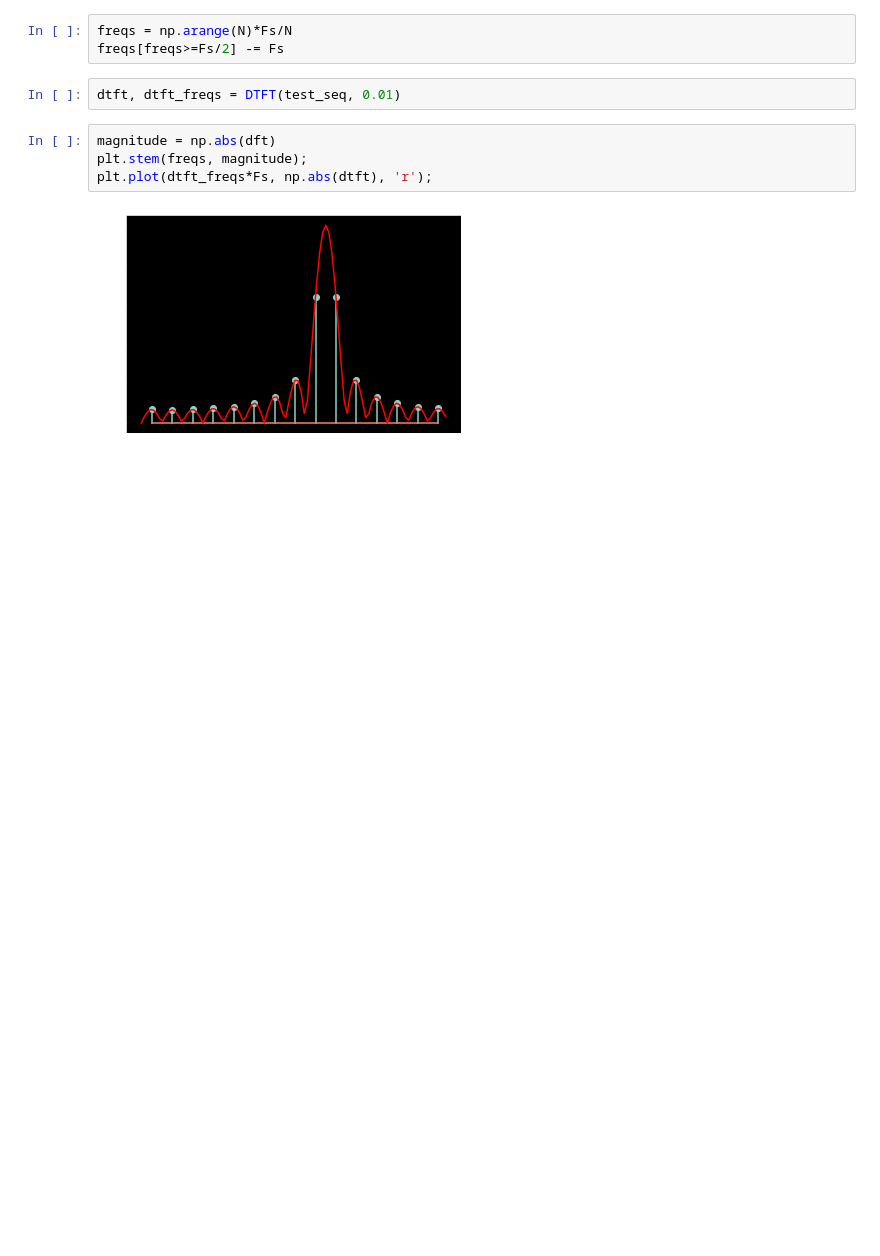
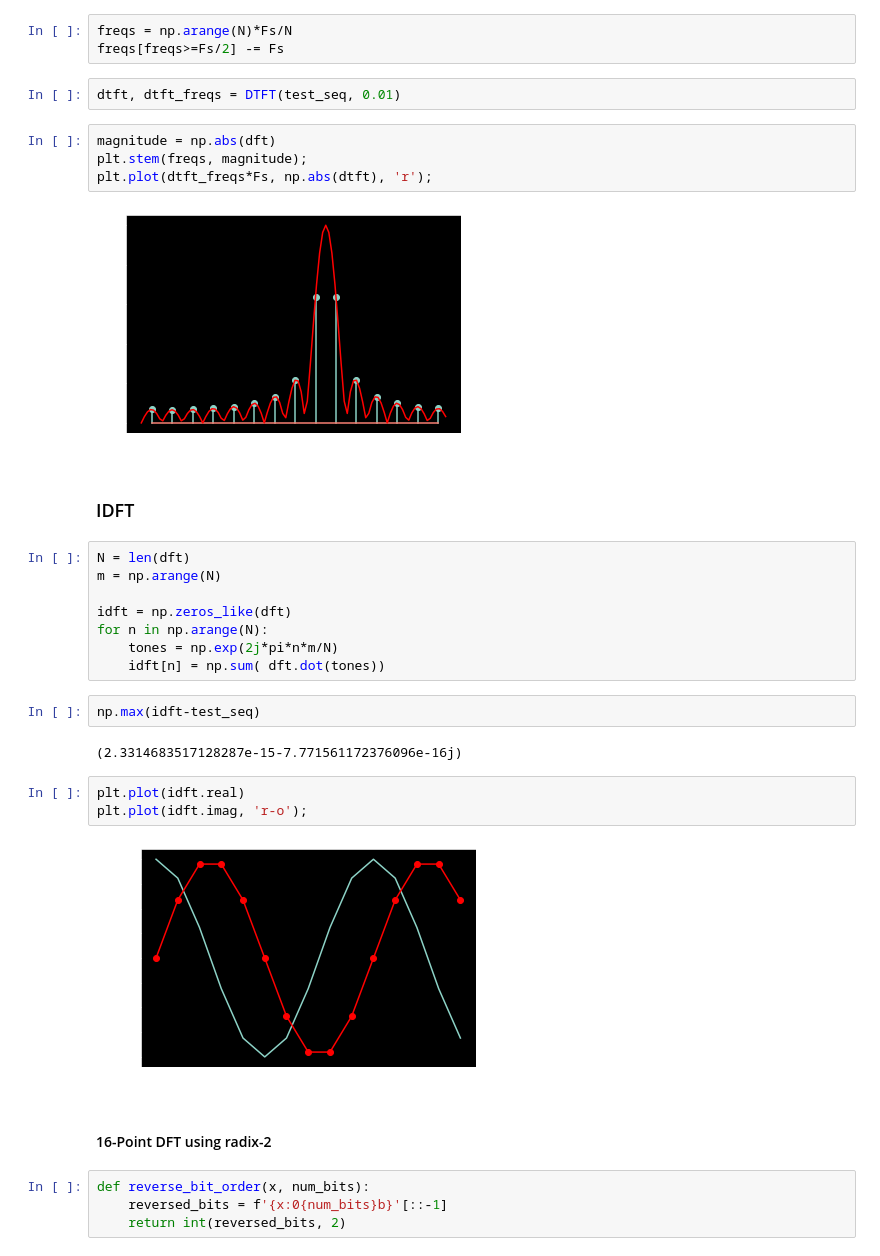
Before and after one commit to mohantyk/srd, a Jupyter notebook: DSP_Chap2.ipynb, the cells around one changed output. Drawn from its saved outputs; the diff is of its cells as text; blank space fills up the shorter version.

```diff
--- a/DSP_Chap2.ipynb
+++ b/DSP_Chap2.ipynb
@@ -293,3 +293,28 @@ plt.stem(freqs, magnitude);
 plt.plot(dtft_freqs*Fs, np.abs(dtft), 'r');
 # %% [output]
 [figure]
+# %% [markdown]
+### IDFT
+# %%
+N = len(dft)
+m = np.arange(N)
+
+idft = np.zeros_like(dft)
+for n in np.arange(N):
+    tones = np.exp(2j*pi*n*m/N)
+    idft[n] = np.sum( dft.dot(tones))
+# %%
+np.max(idft-test_seq)
+# %% [output]
+(2.3314683517128287e-15-7.771561172376096e-16j)
+# %%
+plt.plot(idft.real)
+plt.plot(idft.imag, 'r-o');
+# %% [output]
+[figure, added]
+# %% [markdown]
+#### 16-Point DFT using radix-2
+# %%
+def reverse_bit_order(x, num_bits):
+    reversed_bits = f'{x:0{num_bits}b}'[::-1]
+    return int(reversed_bits, 2)
```
Also changed, not shown: parts of 6 cells of this notebook.
